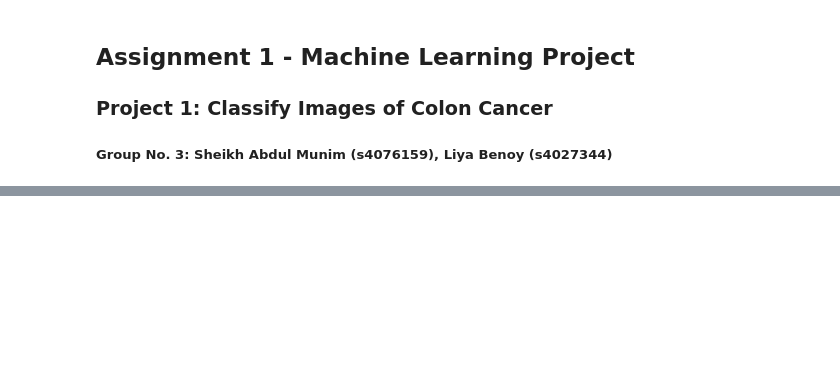
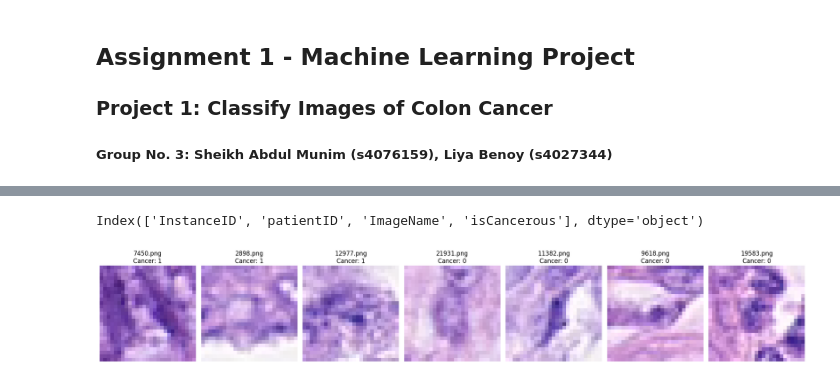
Before and after one commit to sheikhmunim/cml_assignment2, a Jupyter notebook: assignment_2.ipynb, the cells around one changed output, grey strips where cells are left out. Cells and saved outputs as stored; diff of their text form; code cells hidden in the pictures; blank space fills up the shorter version.

```diff
--- a/assignment_2.ipynb
+++ b/assignment_2.ipynb
@@ -101,0 +88,30 @@ plt.show()
+# %%
+print(labels_main.columns)
+# %% [output]
+Index(['InstanceID', 'patientID', 'ImageName', 'isCancerous'], dtype='object')
+# %%
+#Visualize some images
+import os
+import matplotlib.pyplot as plt
+from PIL import Image
+
+sample = labels_main.sample(7)
+
+fig, axes = plt.subplots(1, 7, figsize=(20, 5))  # 1 row, 7 columns
+
+for ax, (idx, row) in zip(axes, sample.iterrows()):
+    img_path = os.path.join(image_folder, str(row['ImageName']))
+
+    if not os.path.exists(img_path):
+        print(f"Missing image: {img_path}")
+        continue
+
+    img = Image.open(img_path)
+    ax.imshow(img)
+    ax.set_title(f"{row['ImageName']}\nCancer: {row['isCancerous']}")
+    ax.axis('off')
+
+plt.tight_layout()
+plt.show()
+# %% [output]
+[figure, added]
```
Also changed, not shown: parts of 17 cells of this notebook, 37 other files.
